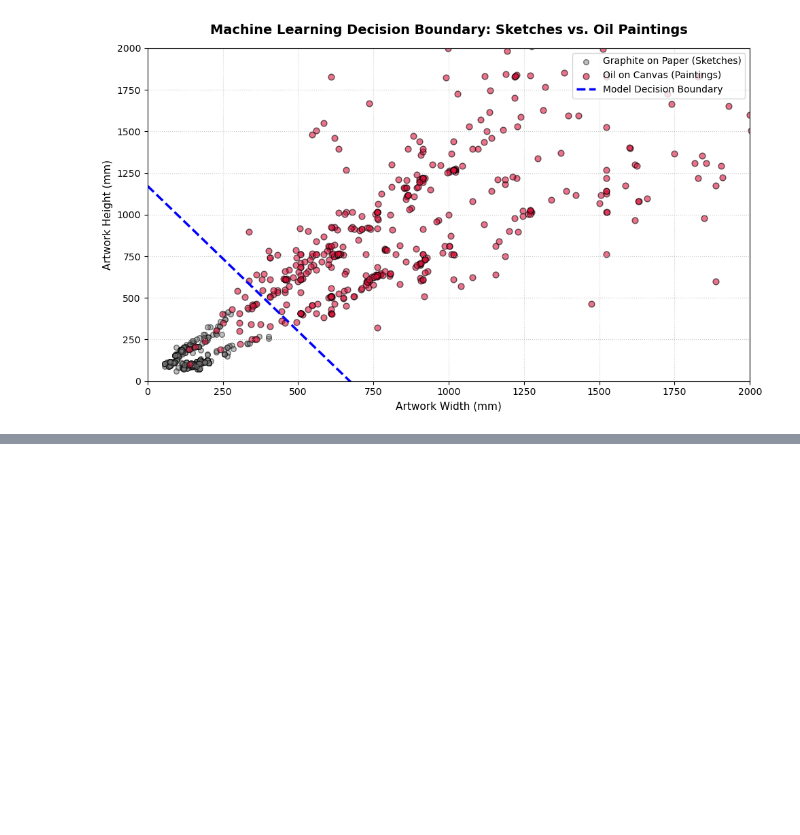
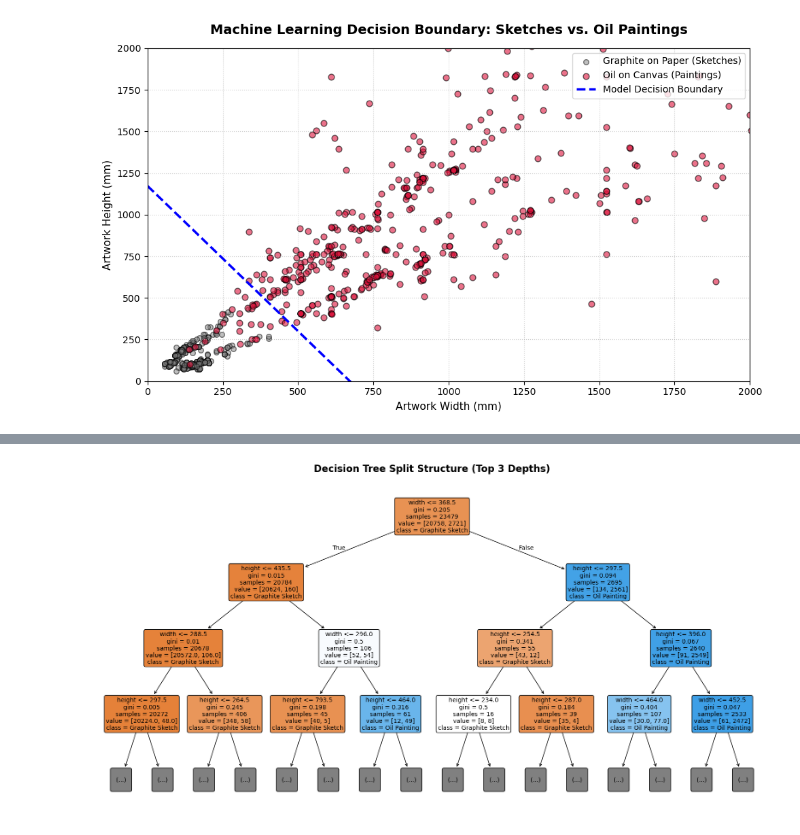
Before and after one commit to Source-Aaryan/Tate-Museum-EDA, a Jupyter notebook: tate_art_analysis.ipynb, the cells around one changed output, grey strips where cells are left out. Saved outputs shown, nothing was run; the diff lists cells and outputs as text; code cells hidden in the pictures; blank space fills up the shorter version.

Commit message:
implement decision tree classifier and plot logical tree nodes

```diff
--- a/tate_art_analysis.ipynb
+++ b/tate_art_analysis.ipynb
@@ -447,3 +447,29 @@ plt.tight_layout()
 plt.show()
 # %% [output]
 [figure]
+# %%
+from sklearn.tree import DecisionTreeClassifier
+from sklearn.metrics import accuracy_score, classification_report
+
+# 1. Initialize the Decision Tree model
+tree_model = DecisionTreeClassifier(max_depth=5, random_state=42)
+
+# 2. Train the model on the exact same training split
+tree_model.fit(X_train, y_train)
+
+# 3. Predict classifications for the test exam split
+y_pred_tree = tree_model.predict(X_test)
+
+# 4. Evaluate performance metrics
+tree_accuracy = accuracy_score(y_test, y_pred_tree)
+
+print("=== Decision Tree Model Evaluation ===")
+print(f"Decision Tree Accuracy: {tree_accuracy:.1%}")
+print("\nDetailed Performance Report:")
+print(classification_report(y_test, y_pred_tree, target_names=['Graphite Sketch', 'Oil Painting']))
+
+# 5. Let's inspect the logic! Print out the most important split features
+print("=" * 38)
+print("Feature Importances (Relative Strength):")
+for feature, importance in zip(X.columns, tree_model.feature_importances_):
+    print(f" - {feature}: {importance:.1%}")
@@ -449,0 +494,20 @@ plt.show()
+# %%
+from sklearn.tree import plot_tree
+import matplotlib.pyplot as plt
+
+# Set up a wide canvas to read the splits easily
+plt.figure(figsize=(20, 10))
+
+# Plot the tree layout up to depth 3 so it's clean and legible
+plot_tree(tree_model,
+          max_depth=3,
+          feature_names=['width', 'height'],
+          class_names=['Graphite Sketch', 'Oil Painting'],
+          filled=True,
+          rounded=True,
+          fontsize=10)
+
+plt.title("Decision Tree Split Structure (Top 3 Depths)", fontsize=16, fontweight='bold', pad=20)
+plt.show()
+# %% [output]
+[figure, added]
```
Also changed, not shown: parts of 1 cell of this notebook.
